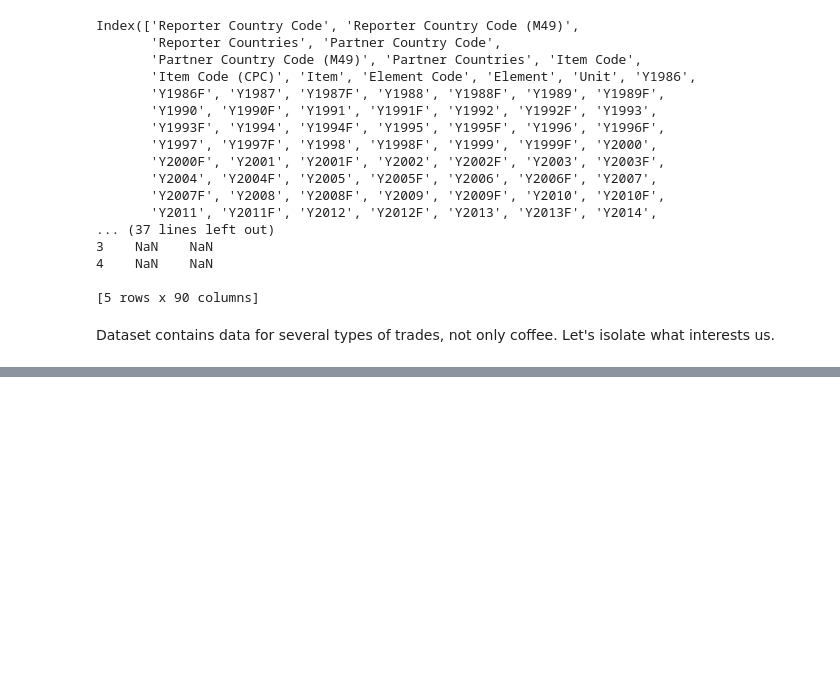
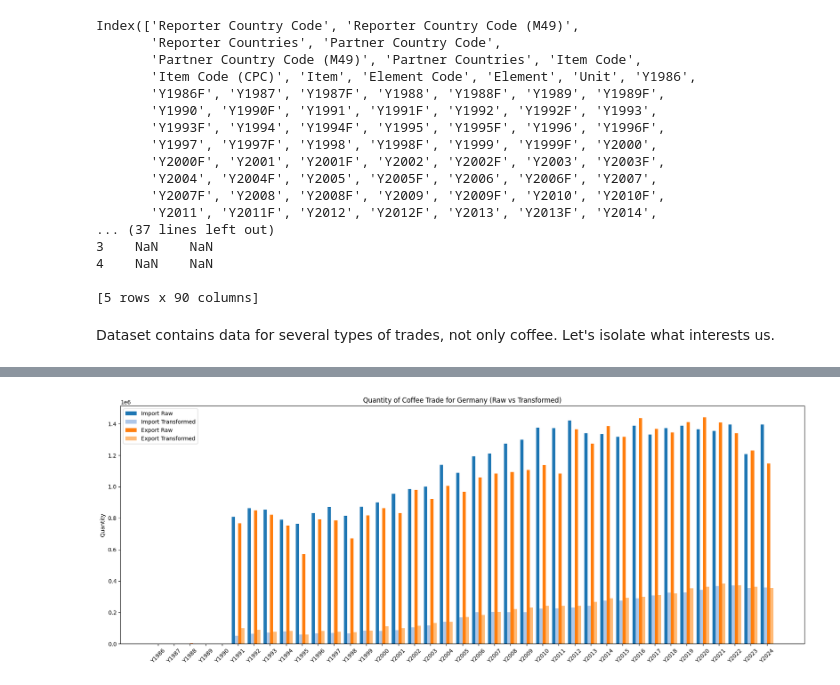
Before and after one commit to com-480-data-visualization/BeanMap, a Jupyter notebook: EDA.ipynb, the cells around one changed output, grey strips where cells are left out. Saved outputs shown, nothing was run; the diff lists cells and outputs as text; code cells hidden in the pictures; blank space fills up the shorter version.

```diff
--- a/EDA.ipynb
+++ b/EDA.ipynb
@@ -109,0 +196,38 @@ Units:  <StringArray>
+# %%
+data_value_light = data_value.drop(data_value.columns[6::2], axis=1).reset_index(drop=True)
+data_quantity_light = data_quantity.drop(data_quantity.columns[6::2], axis=1).reset_index(drop=True)
+
+print("Size with 0 values:")
+print("Value shape:", data_value_light.shape)
+print("Quantity shape:", data_quantity_light.shape)
+
+for col in data_value_light.columns[5:] :
+    unique_vals = data_value_light[col].unique()
+    unique_vals.sort()
+    print(f"{col}: ", unique_vals, "\n")
+
+# Removing zero values
+data_value_light = data_value_light.replace(0, np.nan).dropna(subset=data_value_light.columns[5:], how='all')
+data_quantity_light = data_quantity_light.replace(0, np.nan).dropna(subset=data_quantity_light.columns[5:], how='all')
+
+print("Size after dropping 0 values:")
+print("Value shape:", data_value_light.shape)
+print("Quantity shape:", data_quantity_light.shape)
+
+# keep only the rows that are both in data_value_light and data_quantity_light, based on row numbers
+data_value_light = data_value_light[data_value_light.index.isin(data_quantity_light.index)]
+data_quantity_light = data_quantity_light[data_quantity_light.index.isin(data_value_light.index)]
+
+print("Size after keeping only the rows that are both in value and quantity datasets:")
+print("Value shape:", data_value_light.shape)
+print("Quantity shape:", data_quantity_light.shape)
+
+data_value_light.reset_index(drop=True)
+data_quantity_light.reset_index(drop=True)
+
+print(data_value_light.head(10))
+
+
+# save to csv
+data_value_light.to_csv('./data/UNComtrade/Trade_Matrix_Value.csv', index=False)
+data_quantity_light.to_csv('./data/UNComtrade/Trade_Matrix_Quantity.csv', index=False)
@@ -109,0 +337,7 @@ Units:  <StringArray>
+# %%
+data_germany = pd.read_csv('./data/UNComtrade/Trade_Matrix_Quantity.csv')
+data_germany = data_germany[(data_germany['Reporter Countries'] == 'Germany') | (data_germany['Partner Countries'] == 'Germany')].reset_index(drop=True)
+
+plot_detailed_quantity_trends(data_germany, country_name="Germany")
+# %% [output]
+[figure, added]
```
Also changed, not shown: parts of 14 cells of this notebook, 2 other files.
